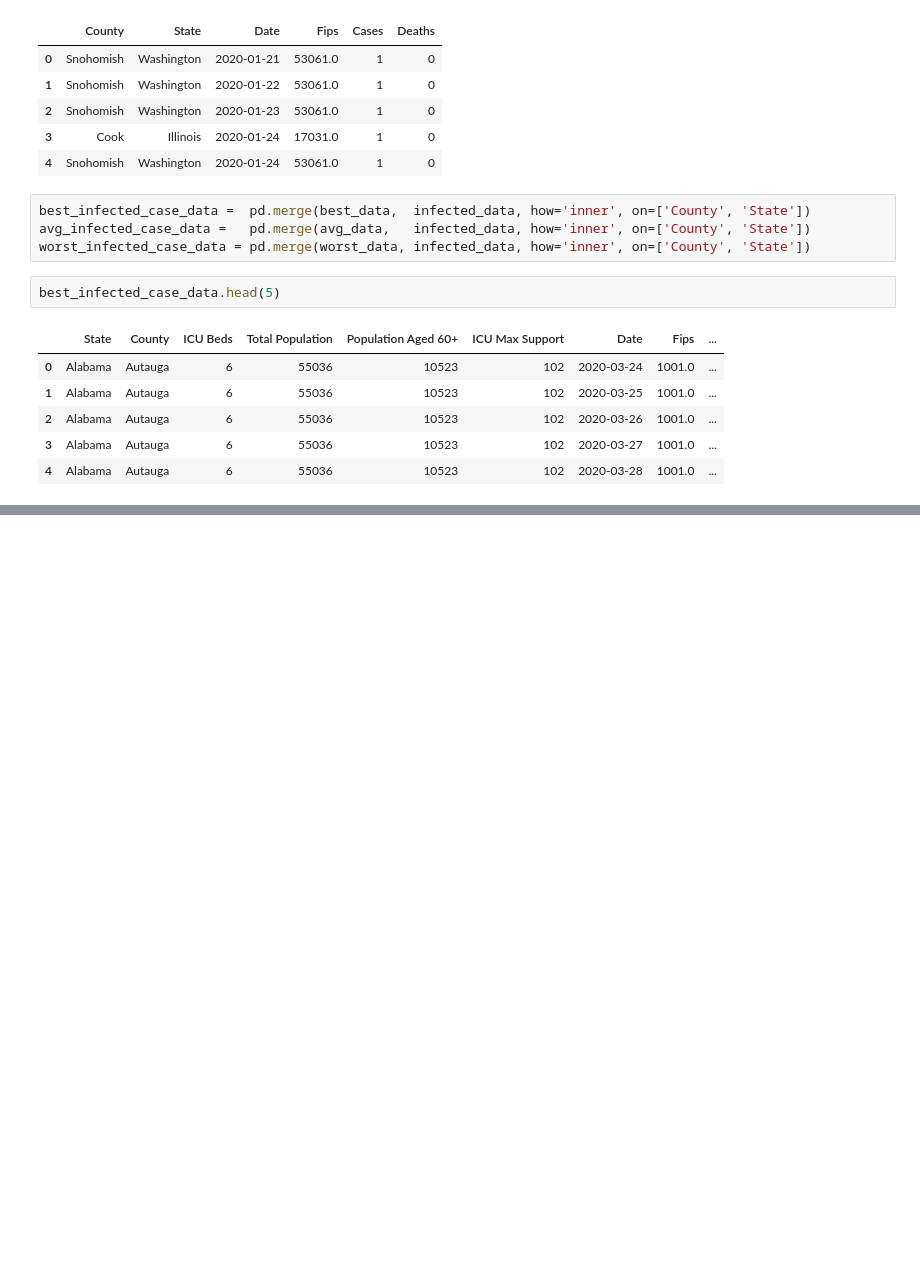
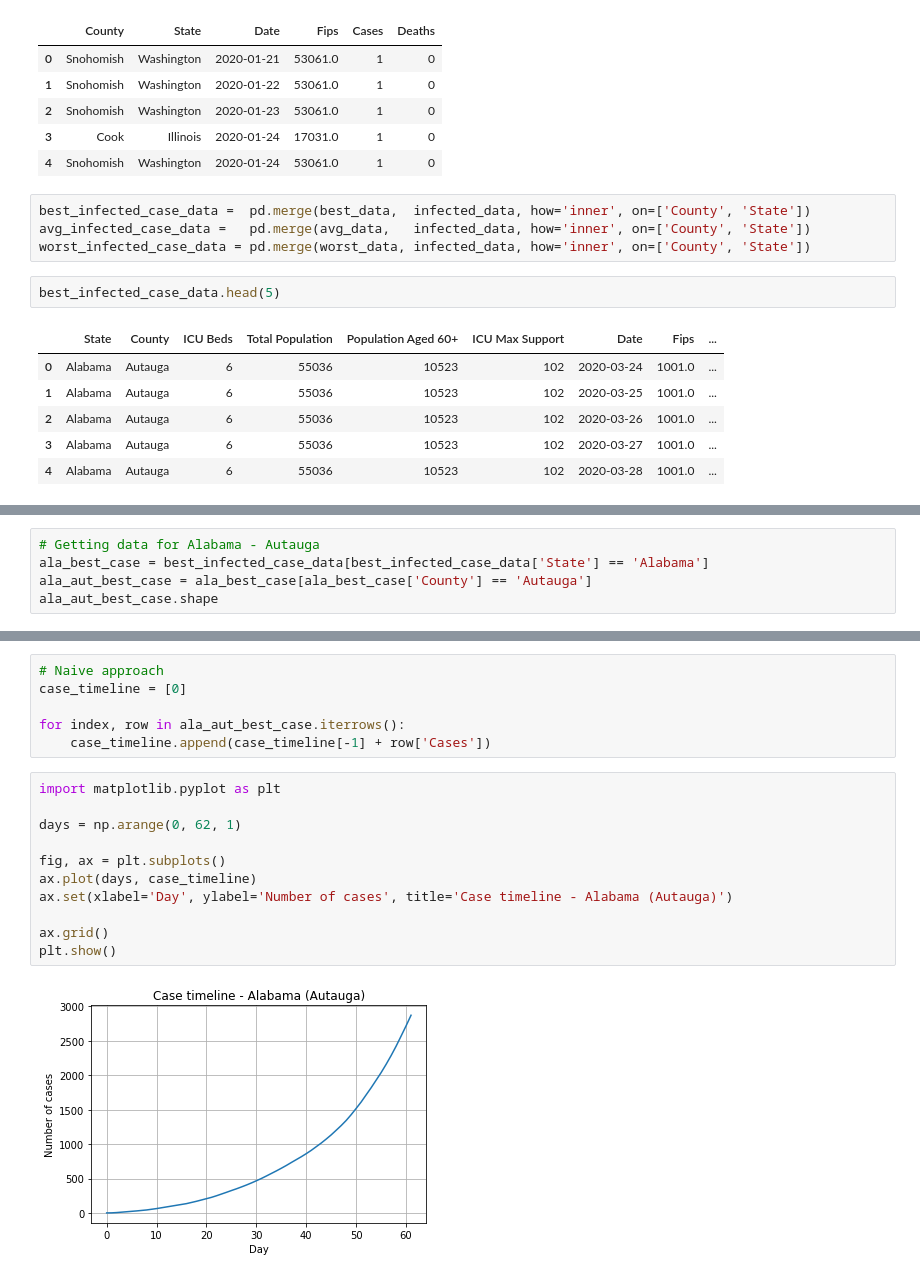
Before and after one commit to PaulBoutot/Big-Data-Challenge-2020, a Jupyter notebook: Analysis1.ipynb, the cells around one changed output, grey strips where cells are left out. Drawn from its saved outputs; the diff is of its cells as text; blank space fills up the shorter version.

Commit message:
created case timeline that includes time to recover (best case senerio)

```diff
--- a/Analysis1.ipynb
+++ b/Analysis1.ipynb
@@ -353,0 +357,5 @@ best_infected_case_data.head(5)
+# %%
+# Getting data for Alabama - Autauga
+ala_best_case = best_infected_case_data[best_infected_case_data['State'] == 'Alabama']
+ala_aut_best_case = ala_best_case[ala_best_case['County'] == 'Autauga']
+ala_aut_best_case.shape
@@ -353,0 +381,19 @@ best_infected_case_data.head(5)
+# %%
+# Naive approach
+case_timeline = [0]
+
+for index, row in ala_aut_best_case.iterrows():
+    case_timeline.append(case_timeline[-1] + row['Cases'])
+# %%
+import matplotlib.pyplot as plt
+
+days = np.arange(0, 62, 1)
+
+fig, ax = plt.subplots()
+ax.plot(days, case_timeline)
+ax.set(xlabel='Day', ylabel='Number of cases', title='Case timeline - Alabama (Autauga)')
+
+ax.grid()
+plt.show()
+# %% [output]
+[figure, added]
```
Also changed, not shown: parts of 7 cells of this notebook.
